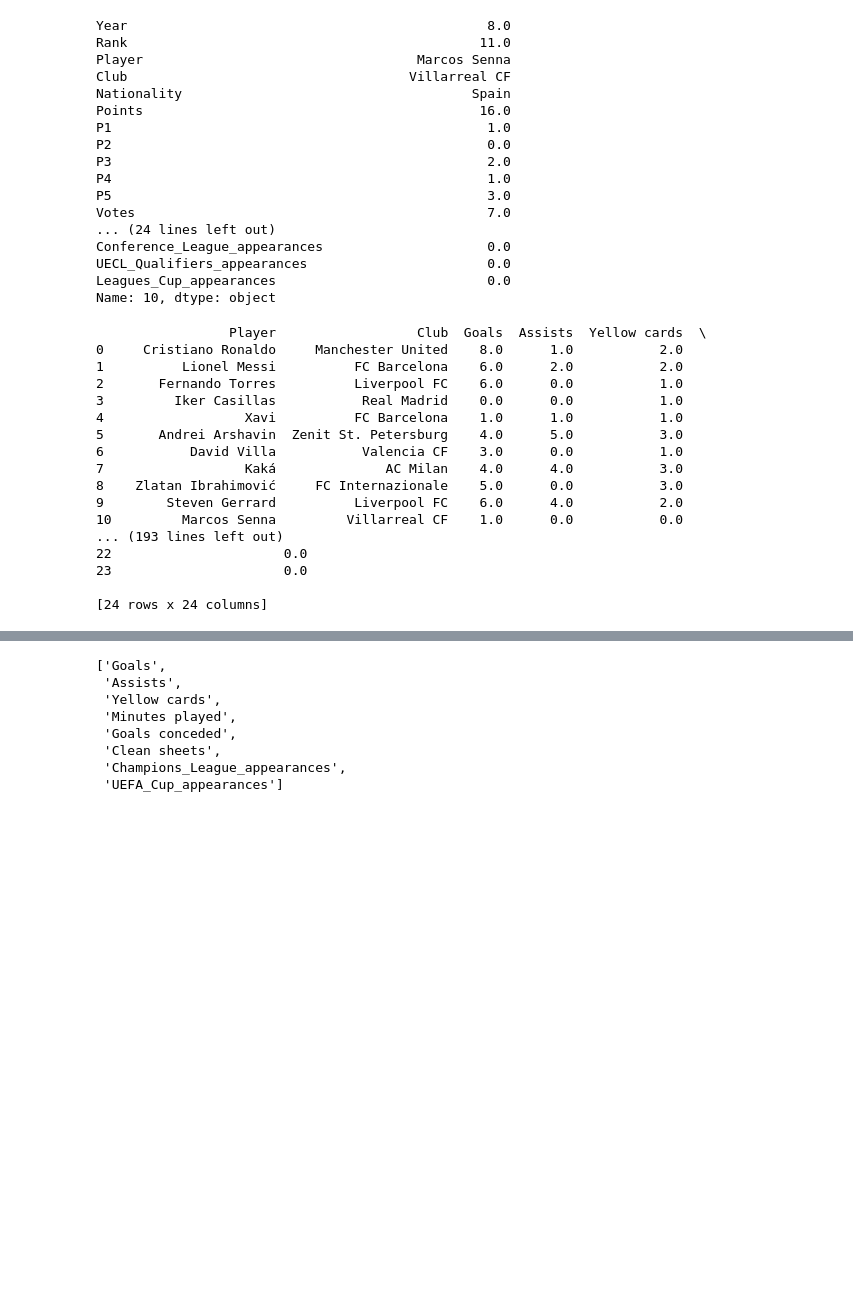
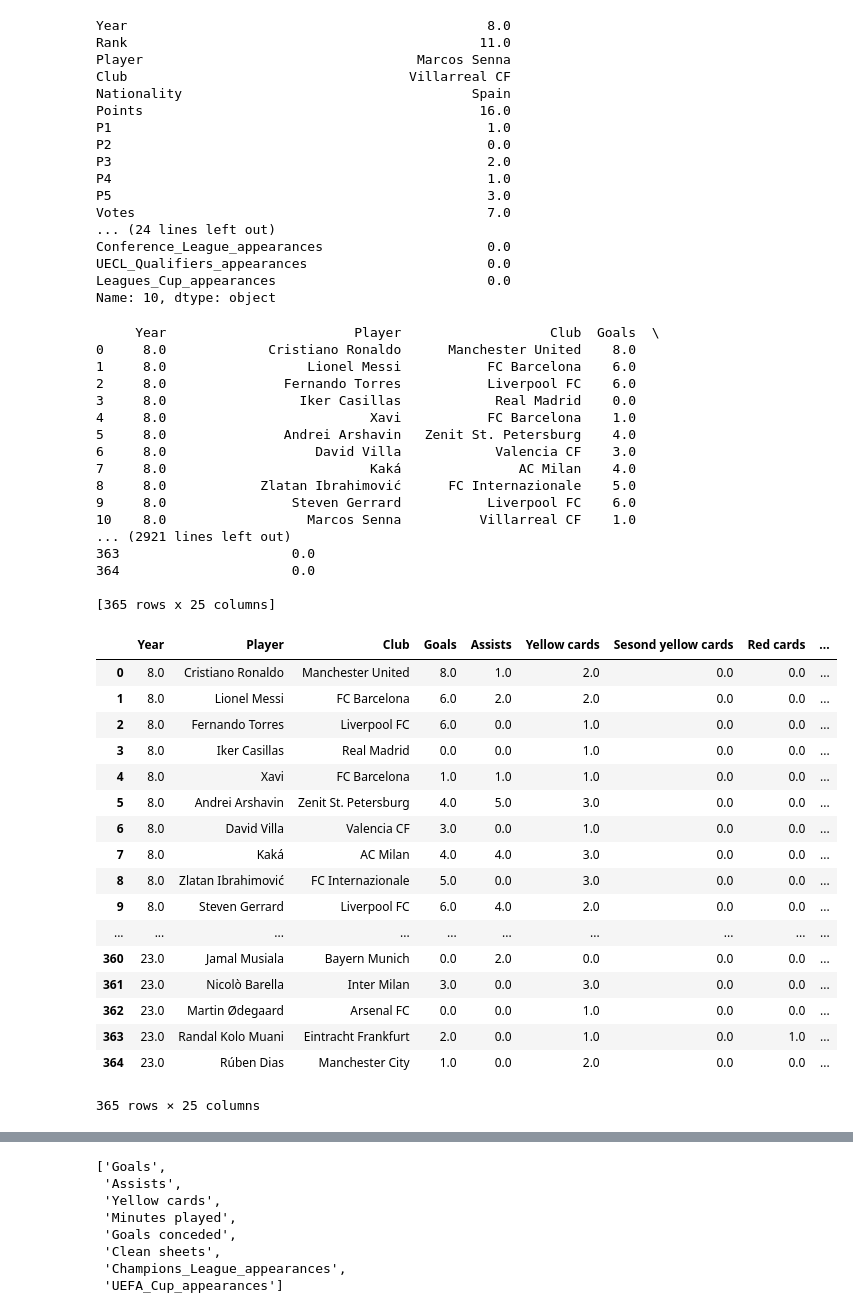
Before and after one commit to TheJarmanitor/outplayed, a Jupyter notebook: Bootstrapping_for_project.ipynb, the cells around one changed output, grey strips where cells are left out. Saved outputs shown, nothing was run; the diff lists cells and outputs as text; code cells hidden in the pictures; blank space fills up the shorter version.

```diff
--- a/Bootstrapping_for_project.ipynb
+++ b/Bootstrapping_for_project.ipynb
@@ -152,25 +152,46 @@ Name: 10, dtype: object
 season_08_09 = players.loc[players["Year"]==8]
 #christiano_08_09 = season_08_09.loc[season_08_09["Player"]=="Cristiano Ronaldo"]
 y = season_08_09["Share"].values
-season_08_09 = season_08_09.drop(['Year', "Share", 'Rank', "Voted", "Nationality", "Points", "P1", "P2",
+players_with_year = players.drop(["Share", 'Rank', "Voted", "Nationality", "Points", "P1", "P2",
                                   "P3", "P4", "P5", "Votes", "RankPts", "Percent", "Votes", "Season"], axis=1)
-print(season_08_09)
+print(players_with_year)
 # %% [output]
-                 Player                  Club  Goals  Assists  Yellow cards  \
-0     Cristiano Ronaldo     Manchester United    8.0      1.0           2.0
-1          Lionel Messi          FC Barcelona    6.0      2.0           2.0
-2       Fernando Torres          Liverpool FC    6.0      0.0           1.0
-3         Iker Casillas           Real Madrid    0.0      0.0           1.0
-4                  Xavi          FC Barcelona    1.0      1.0           1.0
-5       Andrei Arshavin  Zenit St. Petersburg    4.0      5.0           3.0
-6           David Villa           Valencia CF    3.0      0.0           1.0
-7                  Kaká              AC Milan    4.0      4.0           3.0
-8    Zlatan Ibrahimović     FC Internazionale    5.0      0.0           3.0
-9        Steven Gerrard          Liverpool FC    6.0      4.0           2.0
-10         Marcos Senna         Villarreal CF    1.0      0.0           0.0
-... (193 lines left out)
-22                      0.0
-23                      0.0
+     Year                        Player                   Club  Goals  \
+0     8.0             Cristiano Ronaldo      Manchester United    8.0
+1     8.0                  Lionel Messi           FC Barcelona    6.0
+2     8.0               Fernando Torres           Liverpool FC    6.0
+3     8.0                 Iker Casillas            Real Madrid    0.0
+4     8.0                          Xavi           FC Barcelona    1.0
+5     8.0               Andrei Arshavin   Zenit St. Petersburg    4.0
+6     8.0                   David Villa            Valencia CF    3.0
+7     8.0                          Kaká               AC Milan    4.0
+8     8.0            Zlatan Ibrahimović      FC Internazionale    5.0
+9     8.0                Steven Gerrard           Liverpool FC    6.0
+10    8.0                  Marcos Senna          Villarreal CF    1.0
+... (2921 lines left out)
+363                      0.0
+364                      0.0
 
-[24 rows x 24 columns]
+[365 rows x 25 columns]
+# %%
+display(players_with_year)
+# %% [output]
+|  | Year | Player | Club | Goals | Assists | Yellow cards | Sesond yellow cards | Red cards | ... |
+| 0 | 8.0 | Cristiano Ronaldo | Manchester United | 8.0 | 1.0 | 2.0 | 0.0 | 0.0 | ... |
+| 1 | 8.0 | Lionel Messi | FC Barcelona | 6.0 | 2.0 | 2.0 | 0.0 | 0.0 | ... |
+| 2 | 8.0 | Fernando Torres | Liverpool FC | 6.0 | 0.0 | 1.0 | 0.0 | 0.0 | ... |
+| 3 | 8.0 | Iker Casillas | Real Madrid | 0.0 | 0.0 | 1.0 | 0.0 | 0.0 | ... |
+| 4 | 8.0 | Xavi | FC Barcelona | 1.0 | 1.0 | 1.0 | 0.0 | 0.0 | ... |
+| 5 | 8.0 | Andrei Arshavin | Zenit St. Petersburg | 4.0 | 5.0 | 3.0 | 0.0 | 0.0 | ... |
+| 6 | 8.0 | David Villa | Valencia CF | 3.0 | 0.0 | 1.0 | 0.0 | 0.0 | ... |
+| 7 | 8.0 | Kaká | AC Milan | 4.0 | 4.0 | 3.0 | 0.0 | 0.0 | ... |
+| 8 | 8.0 | Zlatan Ibrahimović | FC Internazionale | 5.0 | 0.0 | 3.0 | 0.0 | 0.0 | ... |
+| 9 | 8.0 | Steven Gerrard | Liverpool FC | 6.0 | 4.0 | 2.0 | 0.0 | 0.0 | ... |
+| ... | ... | ... | ... | ... | ... | ... | ... | ... | ... |
+| 360 | 23.0 | Jamal Musiala | Bayern Munich | 0.0 | 2.0 | 0.0 | 0.0 | 0.0 | ... |
+| 361 | 23.0 | Nicolò Barella | Inter Milan | 3.0 | 0.0 | 3.0 | 0.0 | 0.0 | ... |
+| 362 | 23.0 | Martin Ødegaard | Arsenal FC | 0.0 | 0.0 | 1.0 | 0.0 | 0.0 | ... |
+| 363 | 23.0 | Randal Kolo Muani | Eintracht Frankfurt | 2.0 | 0.0 | 1.0 | 0.0 | 1.0 | ... |
+| 364 | 23.0 | Rúben Dias | Manchester City | 1.0 | 0.0 | 2.0 | 0.0 | 0.0 | ... |
+365 rows × 25 columns
 # %%
```
Also changed, not shown: parts of 9 cells of this notebook.
